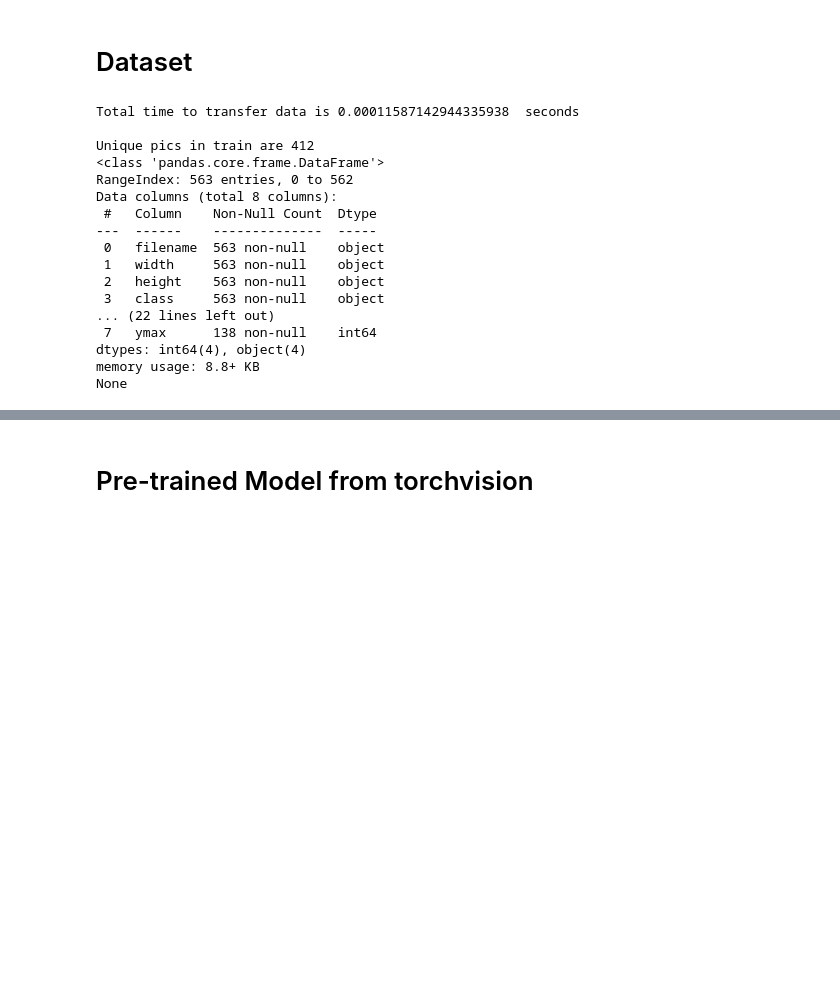
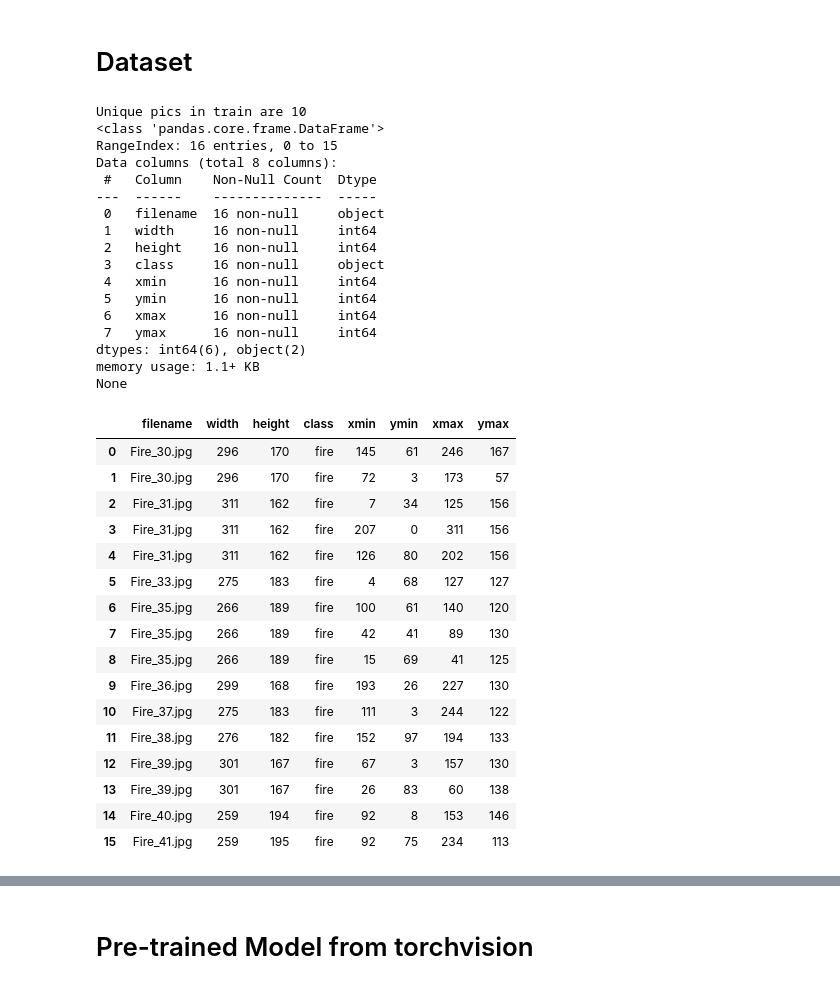
Before and after one commit to khanma1962/Fire_Detection_Fast_RCNN, a Jupyter notebook: Fire_Detection.ipynb, the cells around one changed output, grey strips where cells are left out. Saved outputs shown, nothing was run; the diff lists cells and outputs as text; code cells hidden in the pictures; blank space fills up the shorter version.

```diff
--- a/Fire_Detection.ipynb
+++ b/Fire_Detection.ipynb
@@ -126,48 +168,68 @@ TEST_DIR  = os.path.join(ROOT_DIR, 'data/validation/')
 # %%
 # copy google drive files to colab directories
 
-start = time.time()
-if os.path.exists('/content/data/'):
-    shutil.rmtree('/content/data/')
+# start = time.time()
+# if os.path.exists('/content/data/'):
+#     shutil.rmtree('/content/data/')
 
 
 
 # !rm -r /content/data/
 # !cp -r /content/drive/MyDrive/Data_Science/projects/Fire_Detection_System/data/ .
-end = time.time()
-print(f'\nTotal time to transfer data is {end-start}  seconds\n')
+# end = time.time()
+# print(f'\nTotal time to transfer data is {end-start}  seconds\n')
 
 # main_dir = '/content/drive/MyDrive/Data_Science/projects/Fire_Detection_System'
 # train_dir = '/content/data/train/images/'
 # test_dir  = '/content/data/validation/images/'
 
 #load csv with bounding details into pandas
-train_df = pd.read_csv(os.path.join(TRAIN_DIR,'myvisionai_7_24_21_tr.csv'))
-test_df = pd.read_csv(os.path.join(TEST_DIR, 'myvisionai_7_24_21_val.csv'))
+train_df = pd.read_csv(os.path.join(ROOT_DIR,'data_10files_7_28.csv'))
+# test_df = pd.read_csv(os.path.join(TEST_DIR, 'myvisionai_7_24_21_val.csv'))
 
 print(f"Unique pics in train are {len(train_df['filename'].unique())}")
 print(train_df.info(), '\n\n')
 
-print(f"Unique pics in test are {len(test_df['filename'].unique())}")
-print(test_df.info())
+# print(f"Unique pics in test are {len(test_df['filename'].unique())}")
+# print(test_df.info())
 # %% [output]
-Total time to transfer data is 0.00011587142944335938  seconds
-
-Unique pics in train are 412
+Unique pics in train are 10
 <class 'pandas.core.frame.DataFrame'>
-RangeIndex: 563 entries, 0 to 562
+RangeIndex: 16 entries, 0 to 15
 Data columns (total 8 columns):
  #   Column    Non-Null Count  Dtype
 ---  ------    --------------  -----
- 0   filename  563 non-null    object
- 1   width     563 non-null    object
- 2   height    563 non-null    object
- 3   class     563 non-null    object
-... (22 lines left out)
- 7   ymax      138 non-null    int64
-dtypes: int64(4), object(4)
-memory usage: 8.8+ KB
+ 0   filename  16 non-null     object
+ 1   width     16 non-null     int64
+ 2   height    16 non-null     int64
+ 3   class     16 non-null     object
+ 4   xmin      16 non-null     int64
+ 5   ymin      16 non-null     int64
+ 6   xmax      16 non-null     int64
+ 7   ymax      16 non-null     int64
+dtypes: int64(6), object(2)
+memory usage: 1.1+ KB
 None
+# %%
+train_df
+# %% [output]
+|  | filename | width | height | class | xmin | ymin | xmax | ymax |
+| 0 | Fire_30.jpg | 296 | 170 | fire | 145 | 61 | 246 | 167 |
+| 1 | Fire_30.jpg | 296 | 170 | fire | 72 | 3 | 173 | 57 |
+| 2 | Fire_31.jpg | 311 | 162 | fire | 7 | 34 | 125 | 156 |
+| 3 | Fire_31.jpg | 311 | 162 | fire | 207 | 0 | 311 | 156 |
+| 4 | Fire_31.jpg | 311 | 162 | fire | 126 | 80 | 202 | 156 |
+| 5 | Fire_33.jpg | 275 | 183 | fire | 4 | 68 | 127 | 127 |
+| 6 | Fire_35.jpg | 266 | 189 | fire | 100 | 61 | 140 | 120 |
+| 7 | Fire_35.jpg | 266 | 189 | fire | 42 | 41 | 89 | 130 |
+| 8 | Fire_35.jpg | 266 | 189 | fire | 15 | 69 | 41 | 125 |
+| 9 | Fire_36.jpg | 299 | 168 | fire | 193 | 26 | 227 | 130 |
+| 10 | Fire_37.jpg | 275 | 183 | fire | 111 | 3 | 244 | 122 |
+| 11 | Fire_38.jpg | 276 | 182 | fire | 152 | 97 | 194 | 133 |
+| 12 | Fire_39.jpg | 301 | 167 | fire | 67 | 3 | 157 | 130 |
+| 13 | Fire_39.jpg | 301 | 167 | fire | 26 | 83 | 60 | 138 |
+| 14 | Fire_40.jpg | 259 | 194 | fire | 92 | 8 | 153 | 146 |
+| 15 | Fire_41.jpg | 259 | 195 | fire | 92 | 75 | 234 | 113 |
 # %%
 # change xmin, ymin, xmax, and ymax as float
 train_df['xmin'] = train_df['xmin'].astype(np.float)
```
Also changed, not shown: parts of 23 cells of this notebook.
